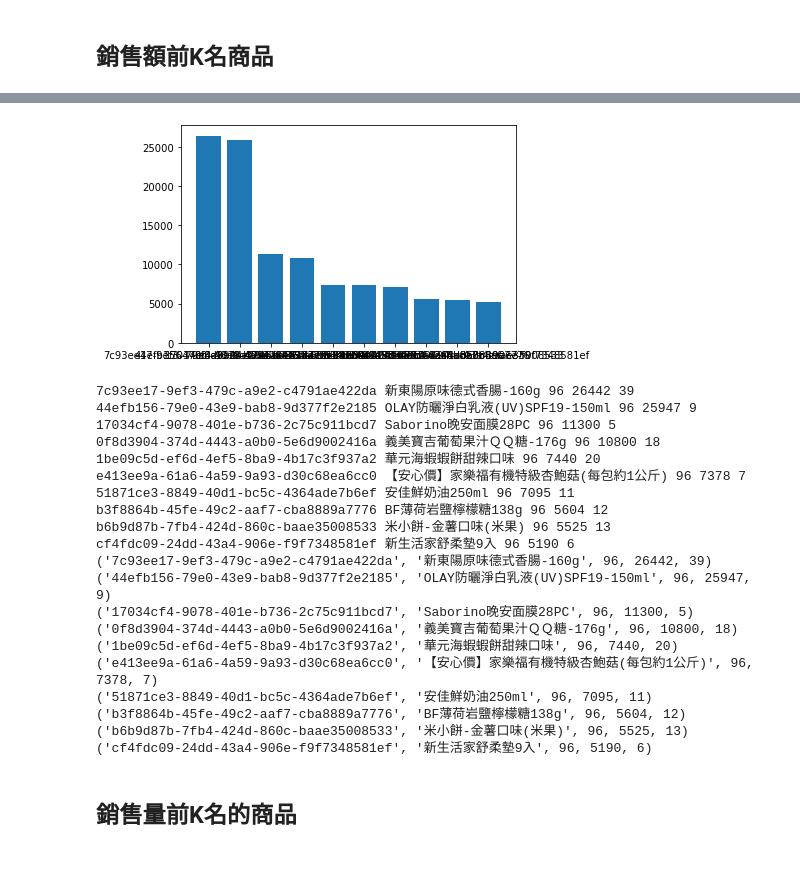
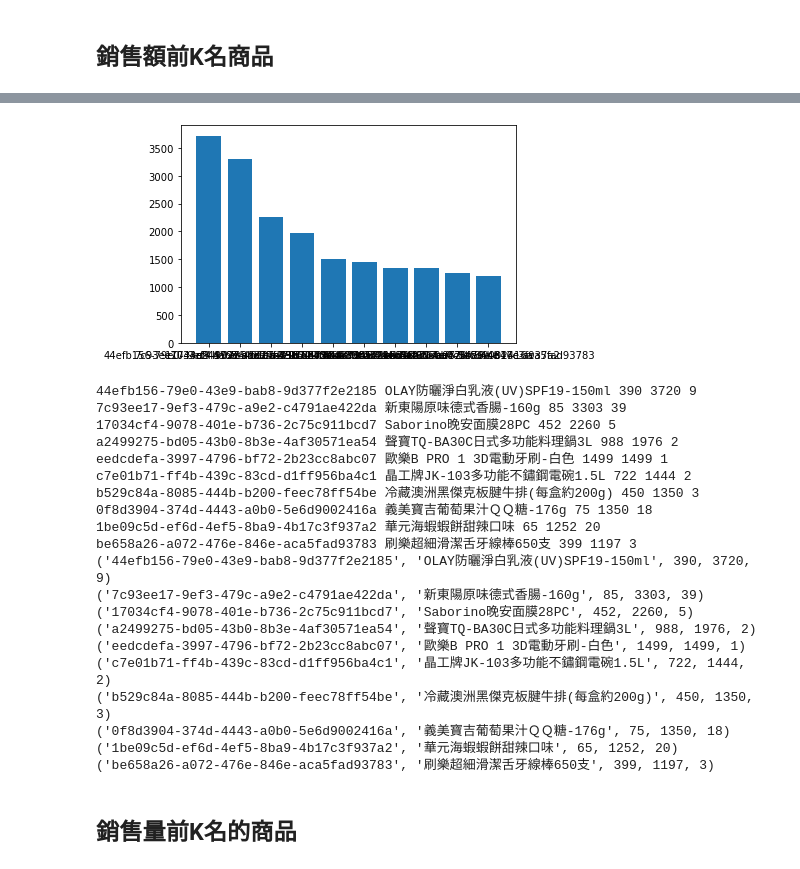
Before and after one commit to itrobotics/EDA_carrefour, a Jupyter notebook: EDA_家樂福數據集.ipynb, the cells around one changed output, grey strips where cells are left out. Drawn from its saved outputs; the diff is of its cells as text; code cells hidden in the pictures.

Commit message:
add new column['total_sales'] to analyze data

```diff
--- a/EDA_家樂福數據集.ipynb
+++ b/EDA_家樂福數據集.ipynb
@@ -135,6 +139,6 @@ len(train_df)
 Note: 依據 product ID 有482筆, 但是中文 product_name 確有 485筆 ??
 # %%
 df_group_by_prod=train_df.groupby('product').sum().reset_index()
-df_group_by_prod=df_group_by_prod[['product','sales_price','quantity']]
+df_group_by_prod=df_group_by_prod[['product','sales_price','quantity','total_sales']]
 df_group_by_prod
 # %% [output]
@@ -205,3 +208,0 @@ df_prod_sales_price
-# %%
-df_prod_sales=df_group_by_prod.sort_values(by='sales_price',ascending=False)
-df_prod_sales
@@ -222,2 +208,0 @@ df_prod_sales
-# %%
-df_group_by_prod['sales_total']=df_group_by_prod['sales_price']*df_group_by_prod['quantity']
@@ -240,12 +209,8 @@ df_group_by_prod
 # %%
-def get_top_k_product(df,k,by_column='sales_price'):
+def get_top_k_product(df,k,by_column='total_sales'):
     df_group_by_prod=df.groupby('product').sum().reset_index()
-    df_group_by_prod=df_group_by_prod[['product','sales_price','quantity']]
+    df_group_by_prod=df_group_by_prod[['product','total_sales','quantity']]
 
-    #total sales=PxQ
-    df_group_by_prod['sales_total']=df_group_by_prod['sales_price']*df_group_by_prod['quantity']
-    if by_column=='sales_price':
-        by_column='sales_total'
 
     df_prod_sales=df_group_by_prod.sort_values(by=by_column,ascending=False)[:k]
     plt.bar(df_prod_sales['product'], df_prod_sales[by_column])
@@ -254,7 +219,7 @@ def get_top_k_product(df,k,by_column='sales_price'):
     result=[]
     for i in range(len(df_prod_sales)):
         pid = df_prod_sales.iloc[i]['product']
-        price = df_prod_sales.iloc[i]['sales_total']
+        price = df_prod_sales.iloc[i]['total_sales']
         quantity = df_prod_sales.iloc[i]['quantity']
         name,unit_price=query_name_by_pid(pid)
         print(pid,name,unit_price,price,quantity)
@@ -262,30 +227,30 @@ def get_top_k_product(df,k,by_column='sales_price'):
 
     return result
 # %%
-top_K_prod=get_top_k_product(train_df,10,'sales_price')
+top_K_prod=get_top_k_product(train_df,10,'total_sales')
 for i in top_K_prod: print(i)
 # %% [output]
-[figure, old version]
+[figure, new version]
-7c93ee17-9ef3-479c-a9e2-c4791ae422da 新東陽原味德式香腸-160g 96 26442 39
-44efb156-79e0-43e9-bab8-9d377f2e2185 OLAY防曬淨白乳液(UV)SPF19-150ml 96 25947 9
-17034cf4-9078-401e-b736-2c75c911bcd7 Saborino晚安面膜28PC 96 11300 5
-0f8d3904-374d-4443-a0b0-5e6d9002416a 義美寶吉葡萄果汁ＱＱ糖-176g 96 10800 18
-1be09c5d-ef6d-4ef5-8ba9-4b17c3f937a2 華元海蝦蝦餅甜辣口味 96 7440 20
-e413ee9a-61a6-4a59-9a93-d30c68ea6cc0 【安心價】家樂福有機特級杏鮑菇(每包約1公斤) 96 7378 7
-51871ce3-8849-40d1-bc5c-4364ade7b6ef 安佳鮮奶油250ml 96 7095 11
-b3f8864b-45fe-49c2-aaf7-cba8889a7776 BF薄荷岩鹽檸檬糖138g 96 5604 12
-b6b9d87b-7fb4-424d-860c-baae35008533 米小餅-金薯口味(米果) 96 5525 13
-cf4fdc09-24dd-43a4-906e-f9f7348581ef 新生活家舒柔墊9入 96 5190 6
-('7c93ee17-9ef3-479c-a9e2-c4791ae422da', '新東陽原味德式香腸-160g', 96, 26442, 39)
-('44efb156-79e0-43e9-bab8-9d377f2e2185', 'OLAY防曬淨白乳液(UV)SPF19-150ml', 96, 25947, 9)
-('17034cf4-9078-401e-b736-2c75c911bcd7', 'Saborino晚安面膜28PC', 96, 11300, 5)
-('0f8d3904-374d-4443-a0b0-5e6d9002416a', '義美寶吉葡萄果汁ＱＱ糖-176g', 96, 10800, 18)
-('1be09c5d-ef6d-4ef5-8ba9-4b17c3f937a2', '華元海蝦蝦餅甜辣口味', 96, 7440, 20)
-('e413ee9a-61a6-4a59-9a93-d30c68ea6cc0', '【安心價】家樂福有機特級杏鮑菇(每包約1公斤)', 96, 7378, 7)
-('51871ce3-8849-40d1-bc5c-4364ade7b6ef', '安佳鮮奶油250ml', 96, 7095, 11)
-('b3f8864b-45fe-49c2-aaf7-cba8889a7776', 'BF薄荷岩鹽檸檬糖138g', 96, 5604, 12)
-('b6b9d87b-7fb4-424d-860c-baae35008533', '米小餅-金薯口味(米果)', 96, 5525, 13)
-('cf4fdc09-24dd-43a4-906e-f9f7348581ef', '新生活家舒柔墊9入', 96, 5190, 6)
+44efb156-79e0-43e9-bab8-9d377f2e2185 OLAY防曬淨白乳液(UV)SPF19-150ml 390 3720 9
+7c93ee17-9ef3-479c-a9e2-c4791ae422da 新東陽原味德式香腸-160g 85 3303 39
+17034cf4-9078-401e-b736-2c75c911bcd7 Saborino晚安面膜28PC 452 2260 5
+a2499275-bd05-43b0-8b3e-4af30571ea54 聲寶TQ-BA30C日式多功能料理鍋3L 988 1976 2
+eedcdefa-3997-4796-bf72-2b23cc8abc07 歐樂B PRO 1 3D電動牙刷-白色 1499 1499 1
+c7e01b71-ff4b-439c-83cd-d1ff956ba4c1 晶工牌JK-103多功能不鏽鋼電碗1.5L 722 1444 2
+b529c84a-8085-444b-b200-feec78ff54be 冷藏澳洲黑傑克板腱牛排(每盒約200g) 450 1350 3
+0f8d3904-374d-4443-a0b0-5e6d9002416a 義美寶吉葡萄果汁ＱＱ糖-176g 75 1350 18
+1be09c5d-ef6d-4ef5-8ba9-4b17c3f937a2 華元海蝦蝦餅甜辣口味 65 1252 20
+be658a26-a072-476e-846e-aca5fad93783 刷樂超細滑潔舌牙線棒650支 399 1197 3
+('44efb156-79e0-43e9-bab8-9d377f2e2185', 'OLAY防曬淨白乳液(UV)SPF19-150ml', 390, 3720, 9)
+('7c93ee17-9ef3-479c-a9e2-c4791ae422da', '新東陽原味德式香腸-160g', 85, 3303, 39)
+('17034cf4-9078-401e-b736-2c75c911bcd7', 'Saborino晚安面膜28PC', 452, 2260, 5)
+('a2499275-bd05-43b0-8b3e-4af30571ea54', '聲寶TQ-BA30C日式多功能料理鍋3L', 988, 1976, 2)
+('eedcdefa-3997-4796-bf72-2b23cc8abc07', '歐樂B PRO 1 3D電動牙刷-白色', 1499, 1499, 1)
+('c7e01b71-ff4b-439c-83cd-d1ff956ba4c1', '晶工牌JK-103多功能不鏽鋼電碗1.5L', 722, 1444, 2)
+('b529c84a-8085-444b-b200-feec78ff54be', '冷藏澳洲黑傑克板腱牛排(每盒約200g)', 450, 1350, 3)
+('0f8d3904-374d-4443-a0b0-5e6d9002416a', '義美寶吉葡萄果汁ＱＱ糖-176g', 75, 1350, 18)
+('1be09c5d-ef6d-4ef5-8ba9-4b17c3f937a2', '華元海蝦蝦餅甜辣口味', 65, 1252, 20)
+('be658a26-a072-476e-846e-aca5fad93783', '刷樂超細滑潔舌牙線棒650支', 399, 1197, 3)
 # %% [markdown]
 ## 銷售量前K名的商品
 # %%
```
Also changed, not shown: parts of 34 cells of this notebook, 3 other files.
